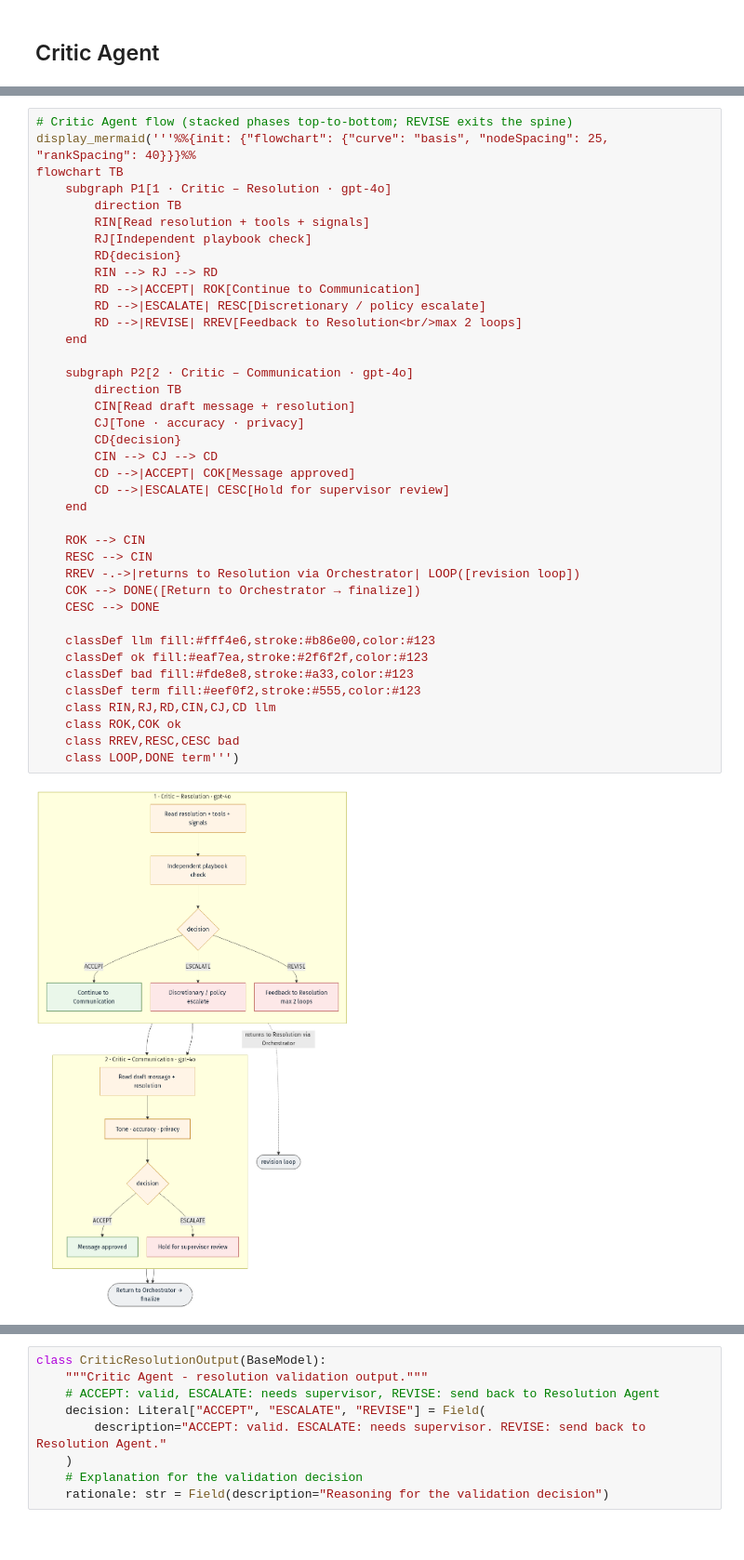
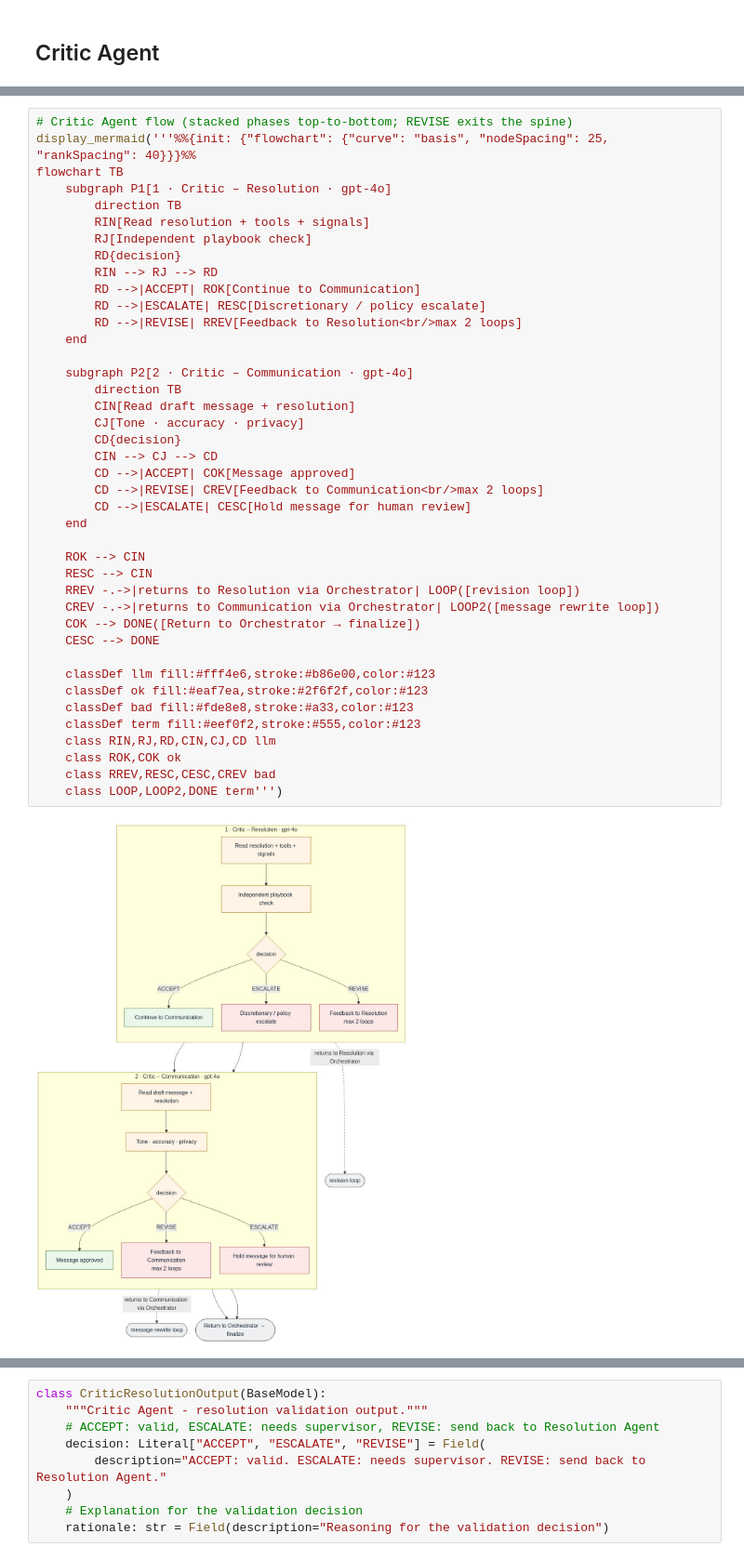
Before and after one commit to alienrivero/great-learning-aiml, a Jupyter notebook: AI Agents for Automation/AI-powered Last-Mile Delivery Exception Handling Automation/AI-powered Last-Mile Delivery Exception Handling Automation_Full_CODE.ipynb, the cells around one changed output, grey strips where cells are left out. Shown at 93% size. Cells and saved outputs as stored; diff of their text form.

```diff
--- a/AI Agents for Automation/AI-powered Last-Mile Delivery Exception Handling Automation/AI-powered Last-Mile Delivery Exception Handling Automation_Full_CODE.ipynb
+++ b/AI Agents for Automation/AI-powered Last-Mile Delivery Exception Handling Automation/AI-powered Last-Mile Delivery Exception Handling Automation_Full_CODE.ipynb
@@ -2261,37 +2331,39 @@ flowchart TB
         RJ[Independent playbook check]
         RD{decision}
         RIN --> RJ --> RD
         RD -->|ACCEPT| ROK[Continue to Communication]
         RD -->|ESCALATE| RESC[Discretionary / policy escalate]
         RD -->|REVISE| RREV[Feedback to Resolution<br/>max 2 loops]
     end
 
     subgraph P2[2 · Critic – Communication · gpt-4o]
         direction TB
         CIN[Read draft message + resolution]
         CJ[Tone · accuracy · privacy]
         CD{decision}
         CIN --> CJ --> CD
         CD -->|ACCEPT| COK[Message approved]
-        CD -->|ESCALATE| CESC[Hold for supervisor review]
+        CD -->|REVISE| CREV[Feedback to Communication<br/>max 2 loops]
+        CD -->|ESCALATE| CESC[Hold message for human review]
     end
 
     ROK --> CIN
     RESC --> CIN
     RREV -.->|returns to Resolution via Orchestrator| LOOP([revision loop])
+    CREV -.->|returns to Communication via Orchestrator| LOOP2([message rewrite loop])
     COK --> DONE([Return to Orchestrator → finalize])
     CESC --> DONE
 
     classDef llm fill:#fff4e6,stroke:#b86e00,color:#123
     classDef ok fill:#eaf7ea,stroke:#2f6f2f,color:#123
     classDef bad fill:#fde8e8,stroke:#a33,color:#123
     classDef term fill:#eef0f2,stroke:#555,color:#123
     class RIN,RJ,RD,CIN,CJ,CD llm
     class ROK,COK ok
-    class RREV,RESC,CESC bad
-    class LOOP,DONE term''')
+    class RREV,RESC,CESC,CREV bad
+    class LOOP,LOOP2,DONE term''')
 # %% [output]
-[figure, old version]
+[figure, new version]
 # %% [markdown]
 We first define the output schema for the Critic Agent.
 
```
Also changed, not shown: parts of 71 cells of this notebook, 1 other file.
